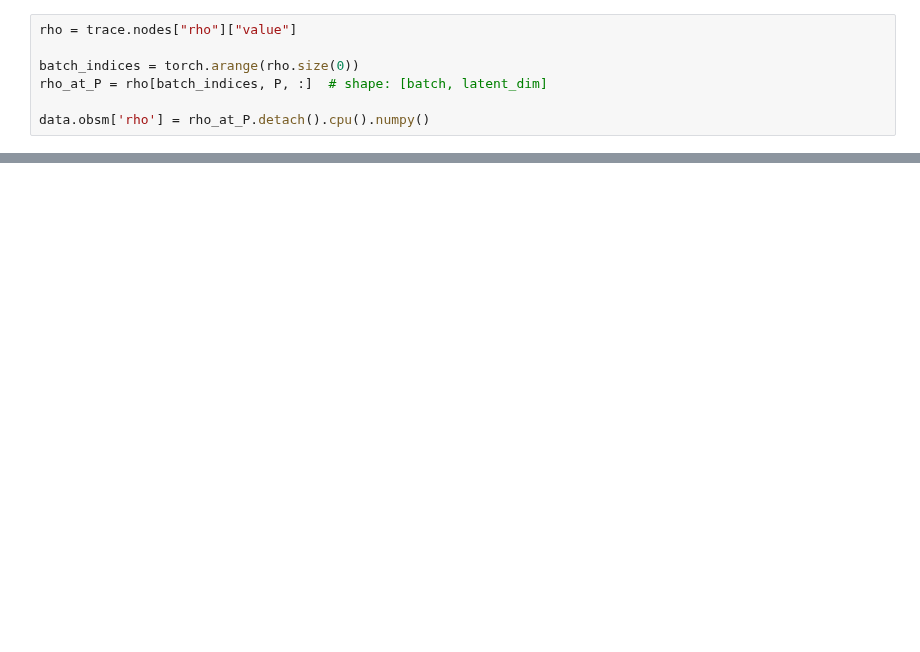
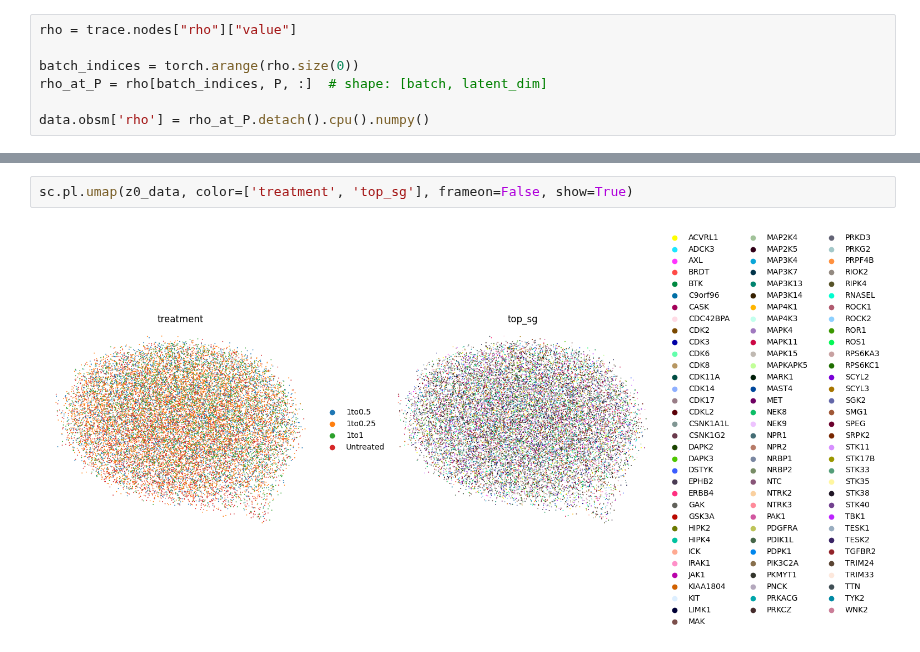
Before and after one commit to azizilab/SHERLOCK, a Jupyter notebook: PerturbVAE/training_test.ipynb, the cells around one changed output, grey strips where cells are left out. Cells and saved outputs as stored; diff of their text form; blank space fills up the shorter version.

```diff
--- a/PerturbVAE/training_test.ipynb
+++ b/PerturbVAE/training_test.ipynb
@@ -172,3 +738,7 @@ data.obsm['rho'] = rho_at_P.detach().cpu().numpy()
+# %%
+sc.pl.umap(z0_data, color=['treatment', 'top_sg'], frameon=False, show=True)
+# %% [output]
+[figure, added]
 # %%
 sc.pp.neighbors(data, use_rep='rho', n_neighbors=15)
 
```
Also changed, not shown: parts of 27 cells of this notebook, 2 other files.
